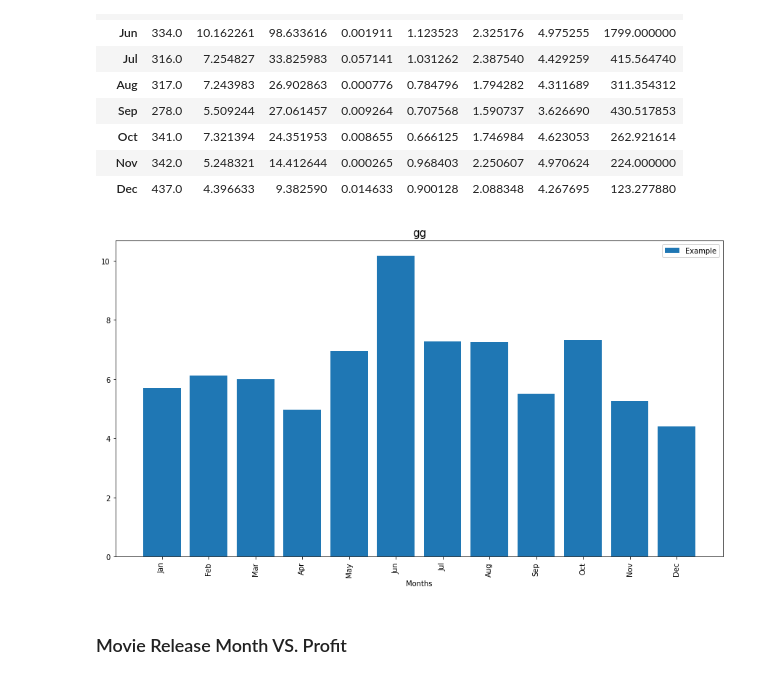
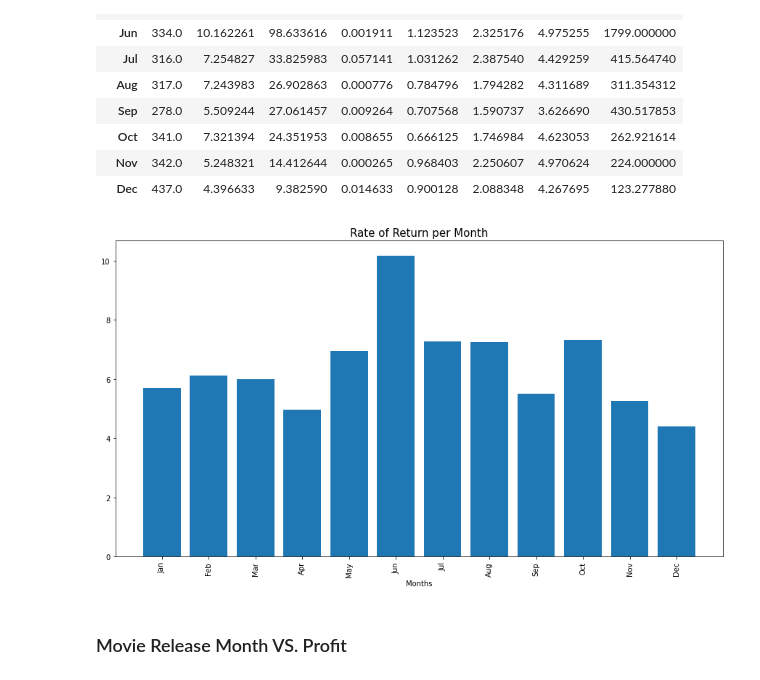
Before and after one commit to camdeman/MMA, a Jupyter notebook: Movies_Cameron.ipynb, the cells around one changed output. Saved outputs shown, nothing was run; the diff lists cells and outputs as text; code cells hidden in the pictures.

```diff
--- a/Movies_Cameron.ipynb
+++ b/Movies_Cameron.ipynb
@@ -305,23 +308,20 @@ release_date_description
 # %%
 # Plot a bar graph of the most common names
 fig, ax = plt.subplots(figsize = (15,8))
 
 
 ax.bar(release_date_description.index, release_date_description['mean'] )
 
 # Add labels for x and y axes
 ax.set_xlabel('Months')
 
 
 # Add a title for the plot
-ax.set_title('gg', fontsize=15)
+ax.set_title('Rate of Return per Month', fontsize=15)
 
 ax.tick_params(axis='x', labelrotation = 90)
-
-# add a legend
-ax.legend(["Example"], loc=1);
 # %% [output]
-[figure, old version]
+[figure, new version]
 # %% [markdown]
 ### Movie Release Month VS. Profit
 # %%
```
Also changed, not shown: parts of 2 cells of this notebook.
